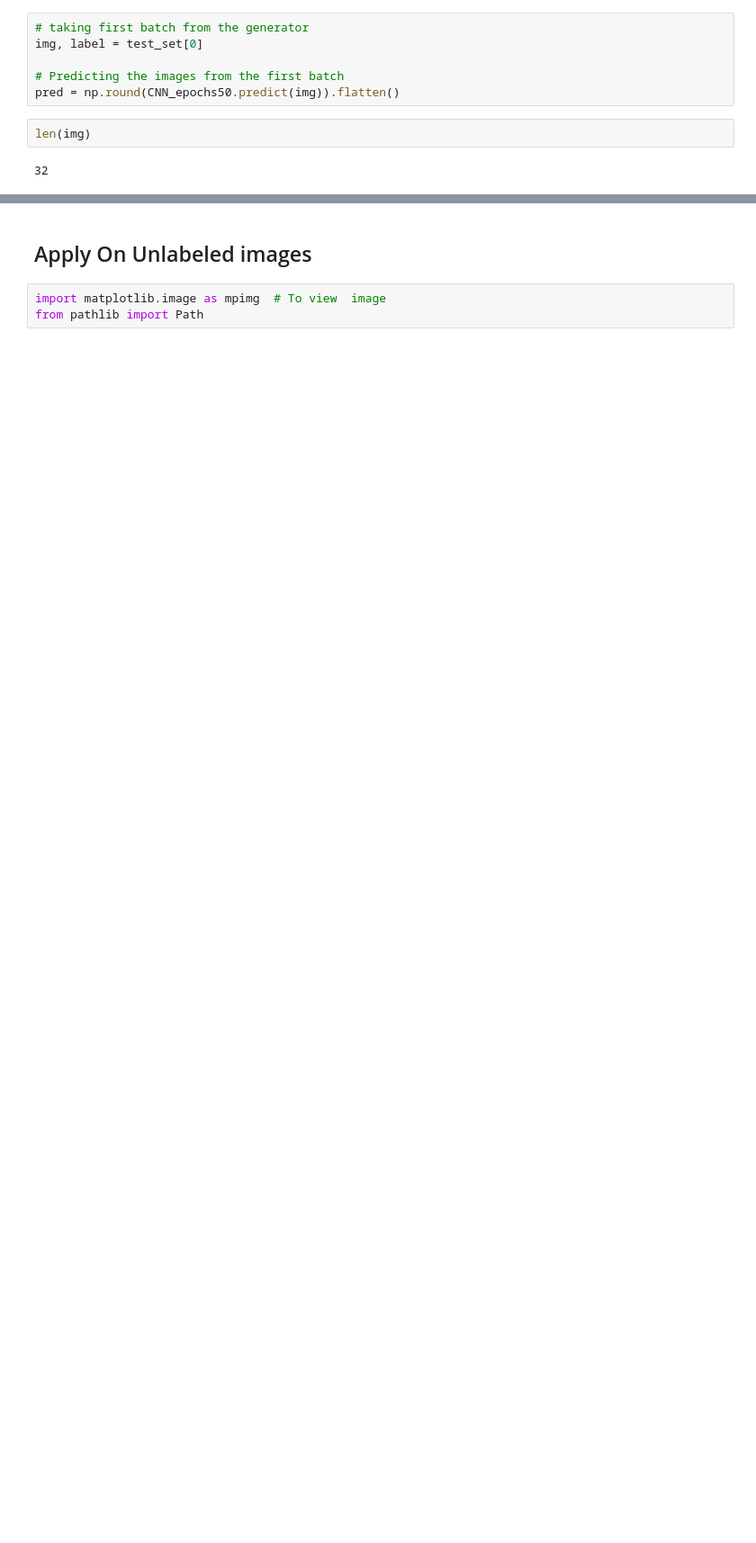
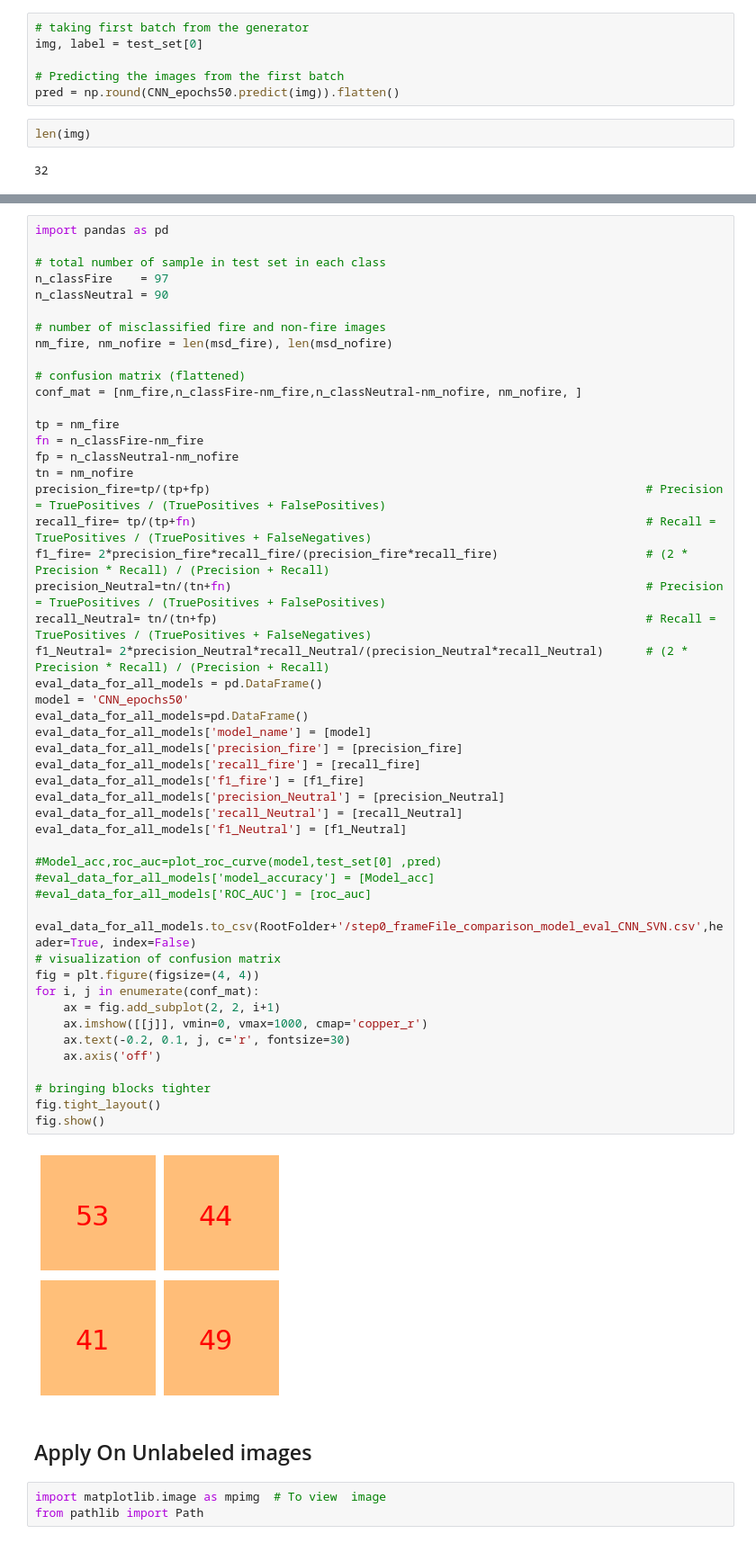
Before and after one commit to merrymasti015/CAP2022GRP09, a Jupyter notebook: PCAMZC321_Group09_FireEventDetection_CNN_with_svm.ipynb, the cells around one changed output, grey strips where cells are left out. Shown at 90% size. Drawn from its saved outputs; the diff is of its cells as text; blank space fills up the shorter version.

```diff
--- a/PCAMZC321_Group09_FireEventDetection_CNN_with_svm.ipynb
+++ b/PCAMZC321_Group09_FireEventDetection_CNN_with_svm.ipynb
@@ -311,3 +345,55 @@ for i, img_i in enumerate(img[:20]):
+# %%
+import pandas as pd
+
+# total number of sample in test set in each class
+n_classFire    = 97
+n_classNeutral = 90
+
+# number of misclassified fire and non-fire images
+nm_fire, nm_nofire = len(msd_fire), len(msd_nofire)
+
+# confusion matrix (flattened)
+conf_mat = [nm_fire,n_classFire-nm_fire,n_classNeutral-nm_nofire, nm_nofire, ]
+
+tp = nm_fire
+fn = n_classFire-nm_fire
+fp = n_classNeutral-nm_nofire
+tn = nm_nofire
+precision_fire=tp/(tp+fp)                                                              # Precision = TruePositives / (TruePositives + FalsePositives)
+recall_fire= tp/(tp+fn)                                                                # Recall = TruePositives / (TruePositives + FalseNegatives)
+f1_fire= 2*precision_fire*recall_fire/(precision_fire*recall_fire)                     # (2 * Precision * Recall) / (Precision + Recall)
+precision_Neutral=tn/(tn+fn)                                                           # Precision = TruePositives / (TruePositives + FalsePositives)
+recall_Neutral= tn/(tn+fp)                                                             # Recall = TruePositives / (TruePositives + FalseNegatives)
+f1_Neutral= 2*precision_Neutral*recall_Neutral/(precision_Neutral*recall_Neutral)      # (2 * Precision * Recall) / (Precision + Recall)
+eval_data_for_all_models = pd.DataFrame()
+model = 'CNN_epochs50'
+eval_data_for_all_models=pd.DataFrame()
+eval_data_for_all_models['model_name'] = [model]
+eval_data_for_all_models['precision_fire'] = [precision_fire]
+eval_data_for_all_models['recall_fire'] = [recall_fire]
+eval_data_for_all_models['f1_fire'] = [f1_fire]
+eval_data_for_all_models['precision_Neutral'] = [precision_Neutral]
+eval_data_for_all_models['recall_Neutral'] = [recall_Neutral]
+eval_data_for_all_models['f1_Neutral'] = [f1_Neutral]
+
+#Model_acc,roc_auc=plot_roc_curve(model,test_set[0] ,pred)
+#eval_data_for_all_models['model_accuracy'] = [Model_acc]
+#eval_data_for_all_models['ROC_AUC'] = [roc_auc]
+
+eval_data_for_all_models.to_csv(RootFolder+'/step0_frameFile_comparison_model_eval_CNN_SVN.csv',header=True, index=False)
+# visualization of confusion matrix
+fig = plt.figure(figsize=(4, 4))
+for i, j in enumerate(conf_mat):
+    ax = fig.add_subplot(2, 2, i+1)
+    ax.imshow([[j]], vmin=0, vmax=1000, cmap='copper_r')
+    ax.text(-0.2, 0.1, j, c='r', fontsize=30)
+    ax.axis('off')
+
+# bringing blocks tighter
+fig.tight_layout()
+fig.show()
+# %% [output]
+[figure, added]
 # %% [markdown]
 ## Apply On Unlabeled images
 # %%
```
Also changed, not shown: parts of 45 cells of this notebook.
